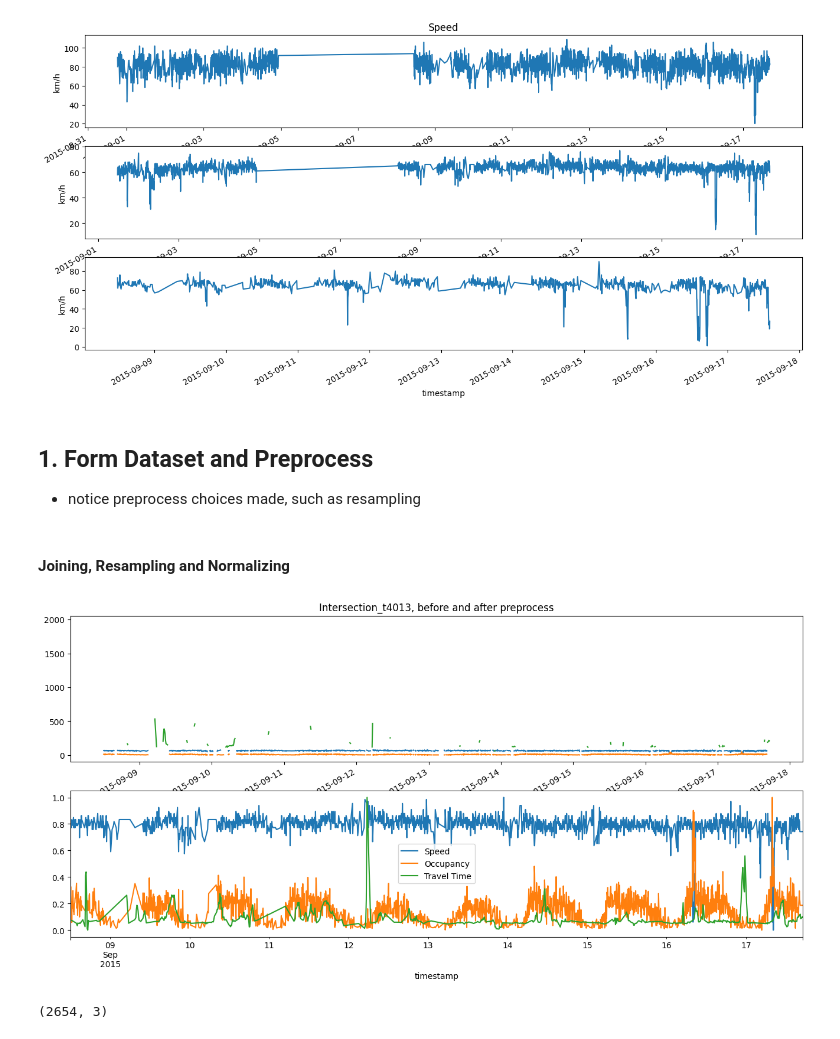
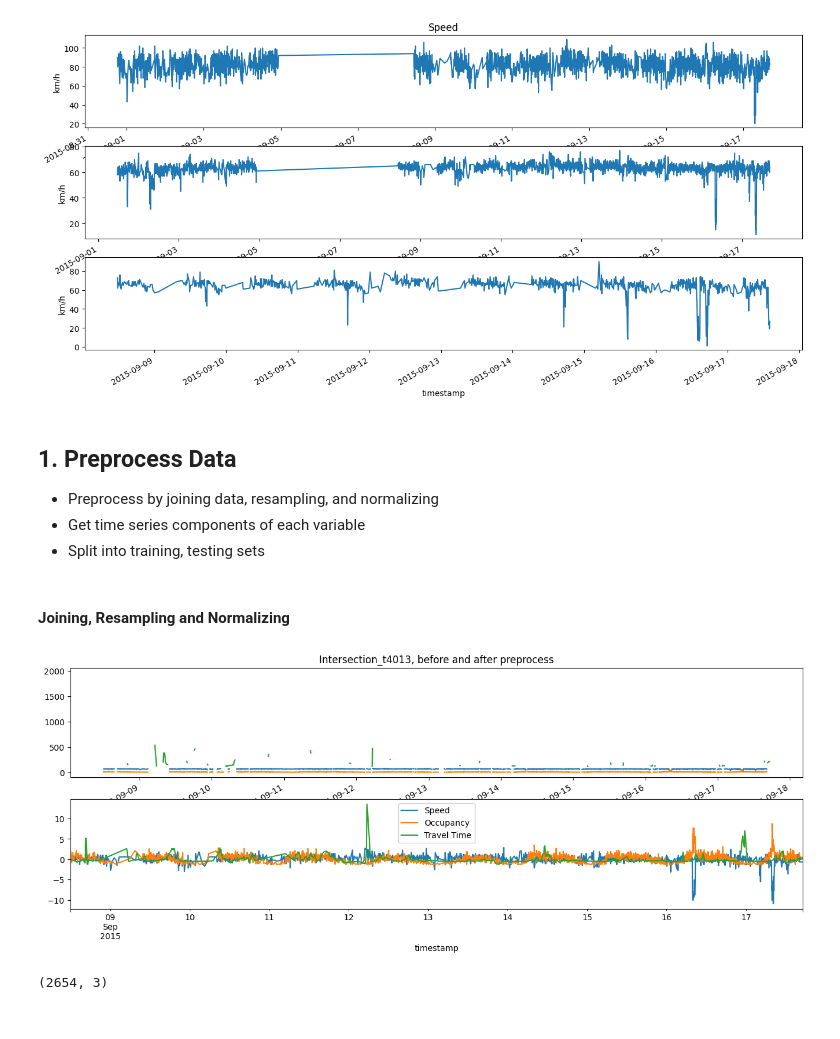
Before and after one commit to spate738/AISE4010-Group7-Project, a Jupyter notebook: realTraffic.ipynb, the cells around one changed output. Drawn from its saved outputs; the diff is of its cells as text; code cells hidden in the pictures.

```diff
--- a/realTraffic.ipynb
+++ b/realTraffic.ipynb
@@ -15,0 +27,7 @@ from tensorflow.keras.utils import plot_model
+# %%
+from google.colab import drive
+drive.mount('/content/drive')
+
+# directory to data files
+dir = 'drive/MyDrive/Colab Notebooks/4010 T7 Project/data/'   # aaron
+# dir = 'drive/MyDrive/Colab Notebooks/4010 T7 Project/data/'    # [insert your own]
@@ -18,7 +40,7 @@ from tensorflow.keras.utils import plot_model
 # %%
 # Load Occupancy dataset
-df_o1 = pd.read_csv('occupancy_6005.csv').rename(columns={'value':'Occupancy'})
-df_o2 = pd.read_csv('occupancy_t4013.csv').rename(columns={'value':'Occupancy'})
+df_o1 = pd.read_csv(dir+'occupancy_6005.csv').rename(columns={'value':'Occupancy'})
+df_o2 = pd.read_csv(dir+'occupancy_t4013.csv').rename(columns={'value':'Occupancy'})
 
 # Set index
 df_o1['timestamp'] = pd.to_datetime(df_o1['timestamp'])   # to datetime
@@ -45,8 +67,8 @@ timestamp
 [figure]
 # %%
 # Load TravelTime dataset
-df_t1 = pd.read_csv('TravelTime_387.csv').rename(columns={'value':'Travel Time'})
-df_t2 = pd.read_csv('TravelTime_451.csv').rename(columns={'value':'Travel Time'})
+df_t1 = pd.read_csv(dir+'TravelTime_387.csv').rename(columns={'value':'Travel Time'})
+df_t2 = pd.read_csv(dir+'TravelTime_451.csv').rename(columns={'value':'Travel Time'})
 
 # Set index
 df_t1['timestamp'] = pd.to_datetime(df_t1['timestamp'])   # to datetime
@@ -73,9 +95,9 @@ timestamp
 [figure]
 # %%
 # Load speed dataset
-df_s1 = pd.read_csv('speed_6005.csv').rename(columns={'value':'Speed'})
-df_s2 = pd.read_csv('speed_t4013.csv').rename(columns={'value':'Speed'})
-df_s3 = pd.read_csv('speed_7578.csv').rename(columns={'value':'Speed'})
+df_s1 = pd.read_csv(dir+'speed_6005.csv').rename(columns={'value':'Speed'})
+df_s2 = pd.read_csv(dir+'speed_t4013.csv').rename(columns={'value':'Speed'})
+df_s3 = pd.read_csv(dir+'speed_7578.csv').rename(columns={'value':'Speed'})
 
 # Set index
 df_s1['timestamp'] = pd.to_datetime(df_s1['timestamp'])   # to datetime
@@ -104,10 +126,12 @@ timestamp
 2015-09-01 11:55:00     58
 <Axes: xlabel='timestamp', ylabel='km/h'>
 [figure]
-# %% [markdown]
-## 1. Form Dataset and Preprocess
-
-- notice preprocess choices made, such as resampling
+# %% [markdown]
+## 1. Preprocess Data
+
+- Preprocess by joining data, resampling, and normalizing
+- Get time series components of each variable
+- Split into training, testing sets
 # %% [markdown]
 #### Joining, Resampling and Normalizing
 # %%
@@ -118,40 +142,40 @@ timestamp
 # Dataset for intersection t4013
 data_t4013 = df_o2.join(df_t2, how='outer').join(df_s2, how='outer')
 data = data_t4013['2015-09-08 12':]  # take only data after certain date
 
 
 
 # Plot data before resampling
-plt.figure(figsize=(16,8))
+plt.figure(figsize=(16,6))
 plt.subplot(2,1,1)
 data['Speed'].plot(title='Intersection_t4013, before and after preprocess')#, ylabel='(different for each variable)')
 data['Occupancy'].plot()
 data['Travel Time'].plot()
 
 
 # Data after resampling (using mean) to 5 min intervals
 # and handling missing data using _______(interpolation)________
 data = data.resample('5min').mean()
 data = data.interpolate()
 
 data['Travel Time'] = data['Travel Time'].bfill()   # special case where Travel Time has few initial data points missing
 
-# Normalize each variable using ________(MinMax)_________
-scaler = MinMaxScaler()
-data['Speed'] = scaler.fit_transform(data[['Speed']])
-data['Occupancy'] = scaler.fit_transform(data[['Occupancy']])
-data['Travel Time'] = scaler.fit_transform(data[['Travel Time']])
+# Normalize each variable using StandardScaler
+scaler_s, scaler_o, scaler_t = StandardScaler(), StandardScaler(), StandardScaler()
+data['Speed'] = scaler_s.fit_transform(data[['Speed']])
+data['Occupancy'] = scaler_o.fit_transform(data[['Occupancy']])
+data['Travel Time'] = scaler_t.fit_transform(data[['Travel Time']])
 
 
 # Plot data after preprocessing
 plt.subplot(2,1,2)
 data['Speed'].plot()#ylabel='(different for each variable)')
 data['Occupancy'].plot()
 data['Travel Time'].plot()
 plt.legend()
 plt.show()
 # %% [output]
-[figure, old version]
+[figure, new version]
 # %%
 data.shape    # (2510 timesteps, 3 variables)
 # %% [output]
```
Also changed, not shown: parts of 92 cells of this notebook.
